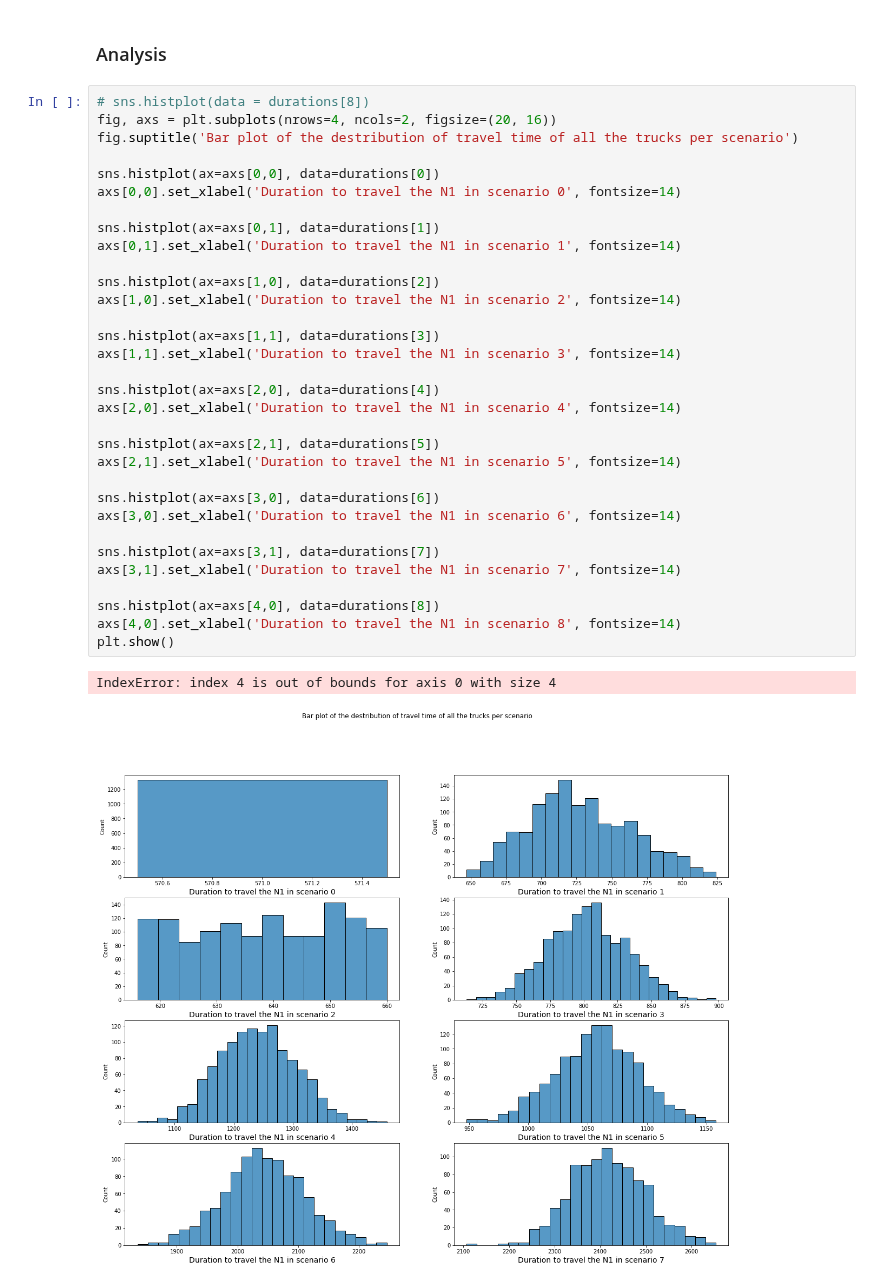
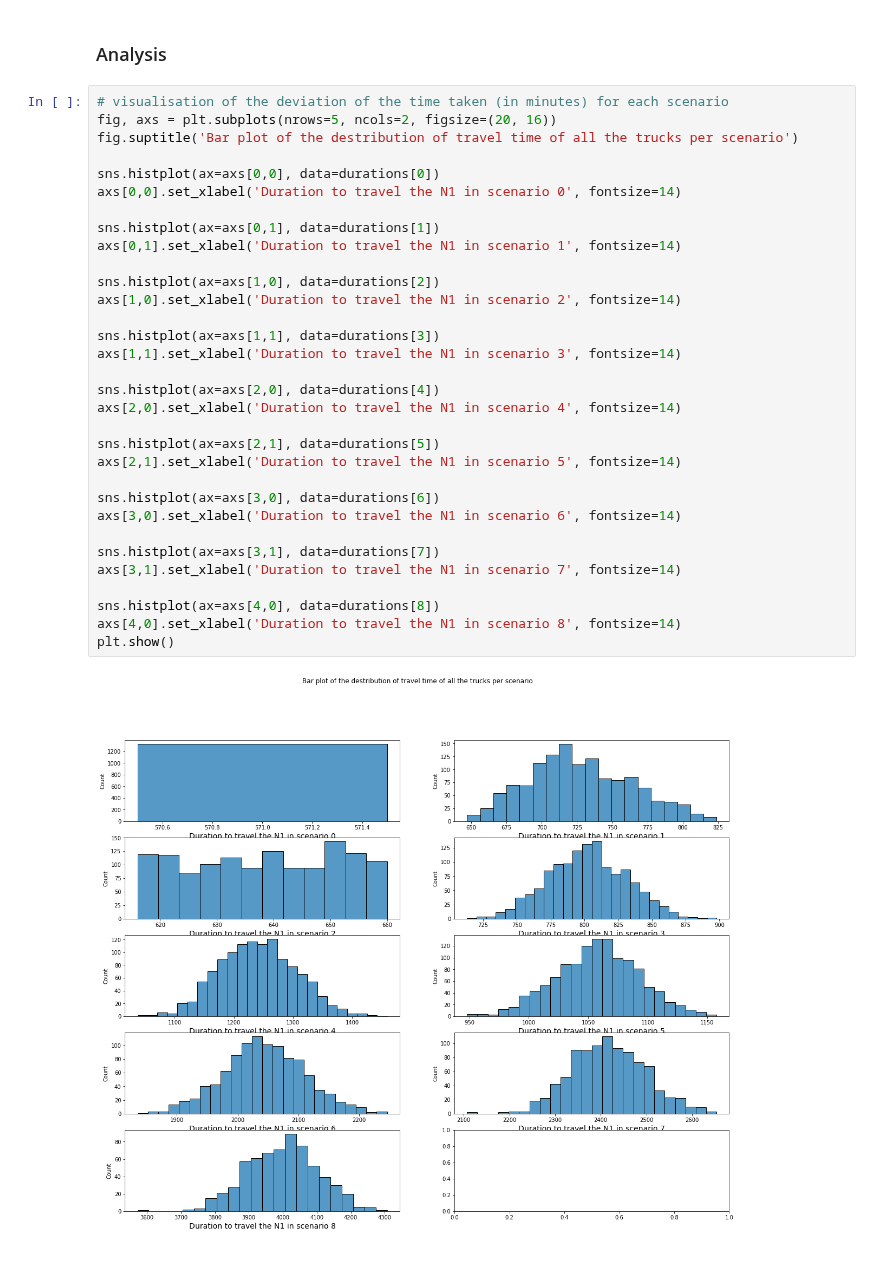
Before and after one commit to EwoutH/EPA1352-Adv-Simulation, a Jupyter notebook: EPA1352-G06-A2/notebooks/analysis.ipynb, the cells around one changed output. Drawn from its saved outputs; the diff is of its cells as text.

```diff
--- a/EPA1352-G06-A2/notebooks/analysis.ipynb
+++ b/EPA1352-G06-A2/notebooks/analysis.ipynb
@@ -18,38 +18,37 @@ AttributeError: 'dict' object has no attribute 'head'
 # %% [markdown]
 ### Analysis
 # %%
-# sns.histplot(data = durations[8])
-fig, axs = plt.subplots(nrows=4, ncols=2, figsize=(20, 16))
+# visualisation of the deviation of the time taken (in minutes) for each scenario
+fig, axs = plt.subplots(nrows=5, ncols=2, figsize=(20, 16))
 fig.suptitle('Bar plot of the destribution of travel time of all the trucks per scenario')
 
 sns.histplot(ax=axs[0,0], data=durations[0])
 axs[0,0].set_xlabel('Duration to travel the N1 in scenario 0', fontsize=14)
 
 sns.histplot(ax=axs[0,1], data=durations[1])
 axs[0,1].set_xlabel('Duration to travel the N1 in scenario 1', fontsize=14)
 
 sns.histplot(ax=axs[1,0], data=durations[2])
 axs[1,0].set_xlabel('Duration to travel the N1 in scenario 2', fontsize=14)
 
 sns.histplot(ax=axs[1,1], data=durations[3])
 axs[1,1].set_xlabel('Duration to travel the N1 in scenario 3', fontsize=14)
 
 sns.histplot(ax=axs[2,0], data=durations[4])
 axs[2,0].set_xlabel('Duration to travel the N1 in scenario 4', fontsize=14)
 
 sns.histplot(ax=axs[2,1], data=durations[5])
 axs[2,1].set_xlabel('Duration to travel the N1 in scenario 5', fontsize=14)
 
 sns.histplot(ax=axs[3,0], data=durations[6])
 axs[3,0].set_xlabel('Duration to travel the N1 in scenario 6', fontsize=14)
 
 sns.histplot(ax=axs[3,1], data=durations[7])
 axs[3,1].set_xlabel('Duration to travel the N1 in scenario 7', fontsize=14)
 
 sns.histplot(ax=axs[4,0], data=durations[8])
 axs[4,0].set_xlabel('Duration to travel the N1 in scenario 8', fontsize=14)
 plt.show()
 # %% [output]
-IndexError: index 4 is out of bounds for axis 0 with size 4
-[figure, old version]
+[figure, new version]
 # %%
```
Also changed, not shown: parts of 6 cells of this notebook.
